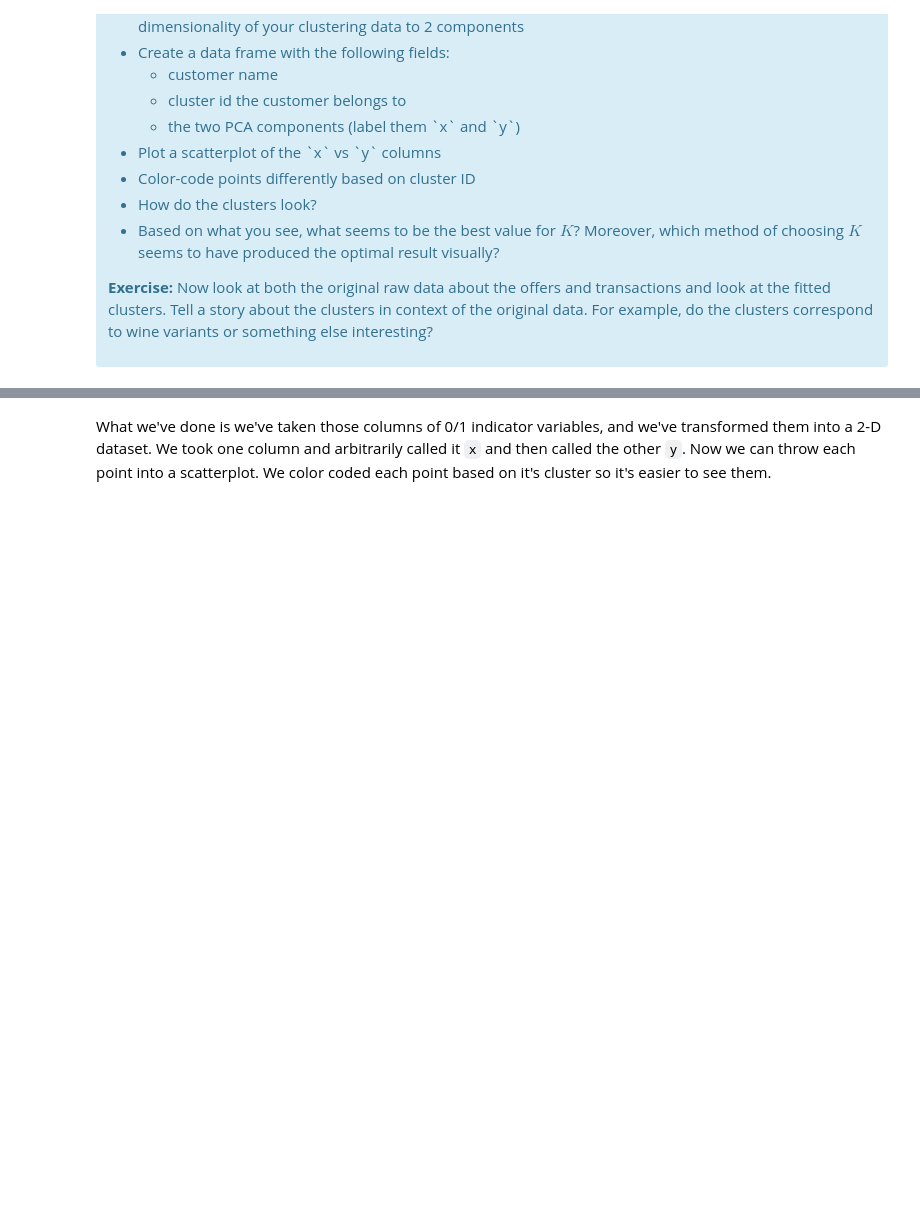
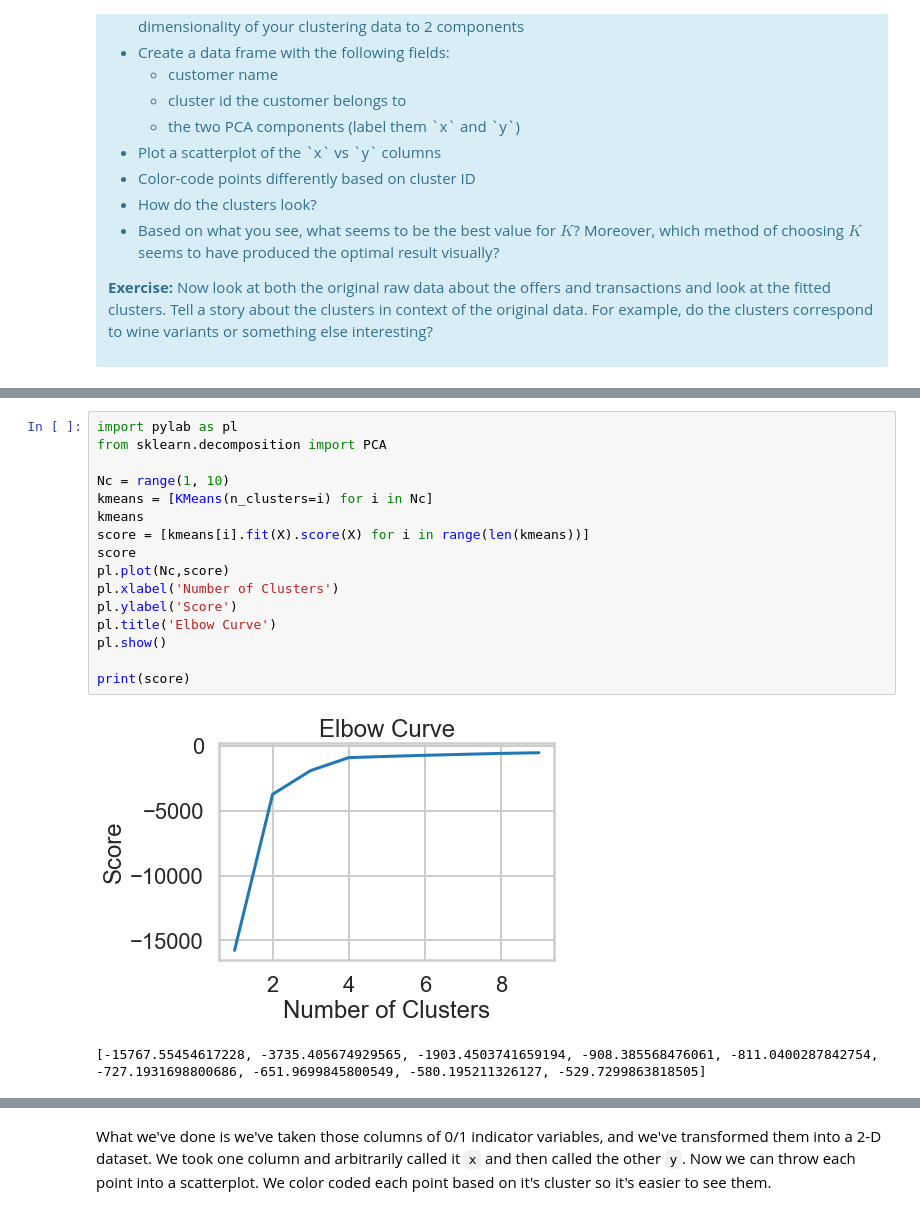
Before and after one commit to karinahou/springboard, a Jupyter notebook: Mini_Project_Clustering.ipynb, the cells around one changed output, grey strips where cells are left out. Cells and saved outputs as stored; diff of their text form; blank space fills up the shorter version.

```diff
--- a/Mini_Project_Clustering.ipynb
+++ b/Mini_Project_Clustering.ipynb
@@ -231,3 +406,22 @@ print(pca.singular_values_) #i dont think this is right?
 # %% [output]
 [0.14386393 0.10800289]
 [6.36829969 5.51779083]
+# %%
+import pylab as pl
+from sklearn.decomposition import PCA
+
+Nc = range(1, 10)
+kmeans = [KMeans(n_clusters=i) for i in Nc]
+kmeans
+score = [kmeans[i].fit(X).score(X) for i in range(len(kmeans))]
+score
+pl.plot(Nc,score)
+pl.xlabel('Number of Clusters')
+pl.ylabel('Score')
+pl.title('Elbow Curve')
+pl.show()
+
+print(score)
+# %% [output]
+[figure, added]
+[-15767.55454617228, -3735.405674929565, -1903.4503741659194, -908.385568476061, -811.0400287842754, -727.1931698800686, -651.9699845800549, -580.195211326127, -529.7299863818505]
```
Also changed, not shown: parts of 14 cells of this notebook.
